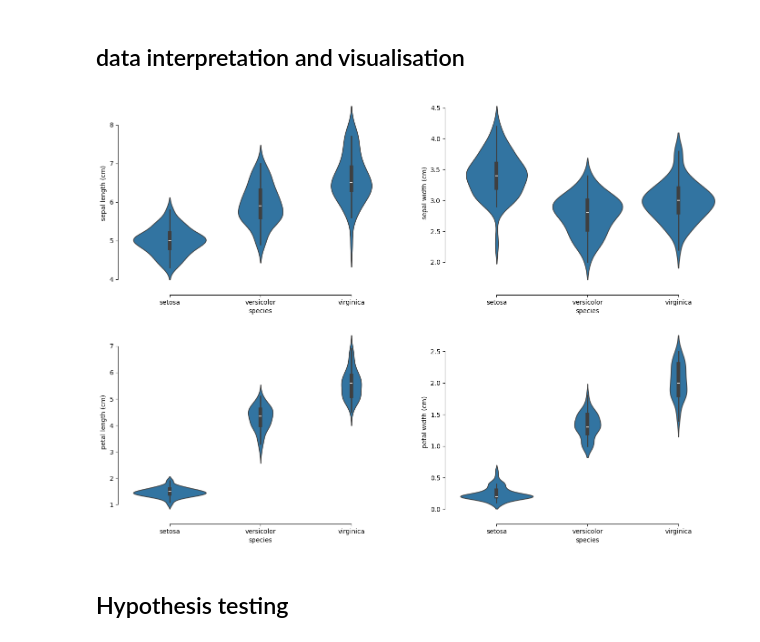
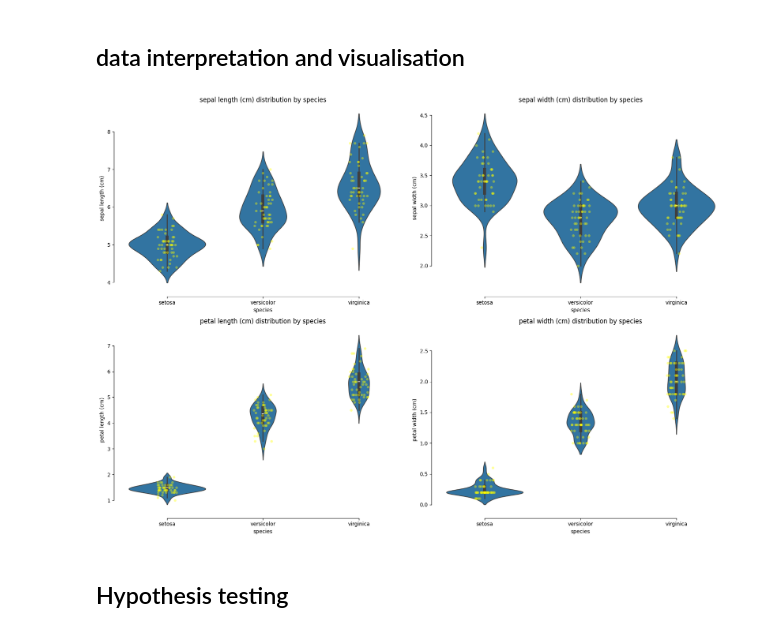
Before and after one commit to adimail/notebooks, a Jupyter notebook: iris.ipynb, the cells around one changed output. Drawn from its saved outputs; the diff is of its cells as text; code cells hidden in the pictures.

```diff
--- a/iris.ipynb
+++ b/iris.ipynb
@@ -231,16 +232,22 @@ sns.heatmap(correlation, annot=True)
 def plot_violin(y2,i):
     plt.subplot(2,2,i)
 
-    sns.violinplot(x='species',y= y2, data=df)
+    sns.violinplot(x='species', y=y2, data=df)
+    sns.stripplot(x='species', y=y2, data=df, color='yellow', alpha=0.4, jitter=True)
+
+    plt.title(y2 + ' distribution by species')
 # %%
-plt.figure(figsize=(17,12))
+plt.figure(figsize=(17, 12))
 i = 1
 for measurement in df.columns[:-2]:
-    plot_violin(measurement,i)
+    plot_violin(measurement, i)
     sns.despine(offset=10, trim=True)
     i += 1
+
+plt.tight_layout()
+plt.show()
 # %% [output]
-[figure, old version]
+[figure, new version]
 # %% [markdown]
 ## Hypothesis testing
 # %%
```
Also changed, not shown: parts of 1 cell of this notebook.
